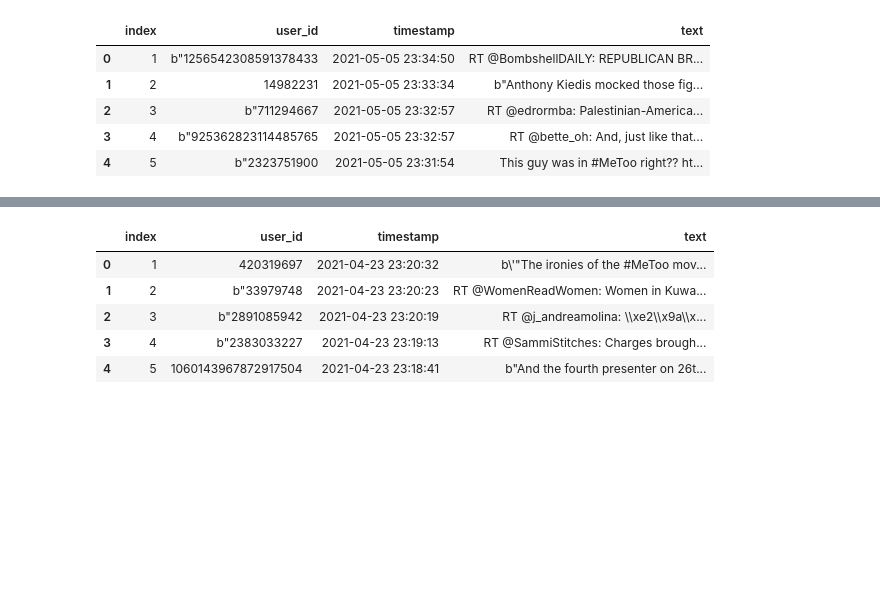
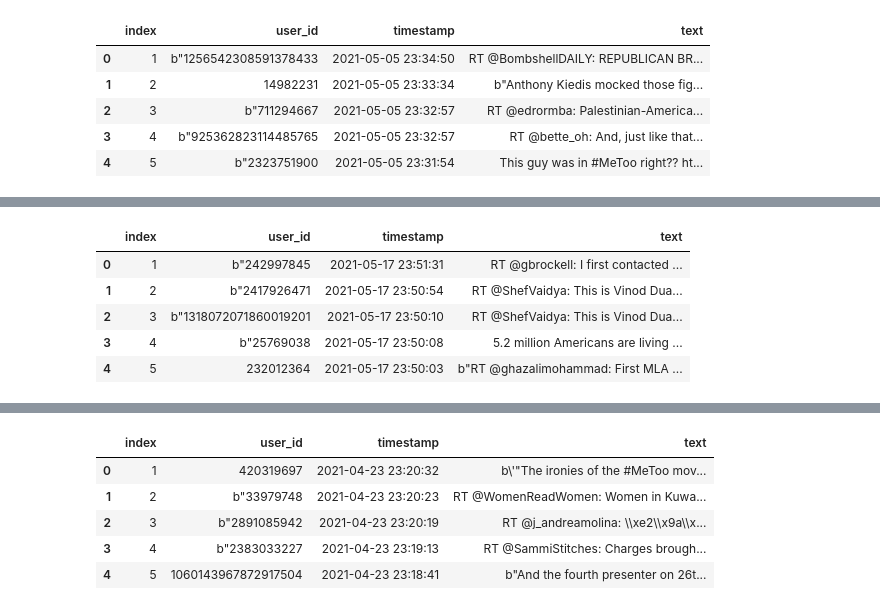
Before and after one commit to aulia-nrp/NLP-using-TensorFlow, a Jupyter notebook: Data_Cleaning_B21_CAP0194.ipynb, the cells around one changed output, grey strips where cells are left out. Cells and saved outputs as stored; diff of their text form; code cells hidden in the pictures; blank space fills up the shorter version.

```diff
--- a/Data_Cleaning_B21_CAP0194.ipynb
+++ b/Data_Cleaning_B21_CAP0194.ipynb
@@ -55,0 +70,14 @@ df_three.head()
+# %%
+#Import Fifth Dataset
+url_five = 'https://drive.google.com/file/d/1HpNQ-YktcMS1lckdHJKyAGIoChWjaxhX/view?usp=sharing'
+file_id_five = url_five.split('/')[-2]
+csv_url_five = 'https://drive.google.com/uc?id=' + file_id_five
+df_five = pd.read_csv(csv_url_five)
+df_five.head()
+# %% [output]
+|  | index | user_id | timestamp | text |
+| 0 | 1 | b"242997845 | 2021-05-17 23:51:31 | RT @gbrockell: I first contacted ... |
+| 1 | 2 | b"2417926471 | 2021-05-17 23:50:54 | RT @ShefVaidya: This is Vinod Dua... |
+| 2 | 3 | b"1318072071860019201 | 2021-05-17 23:50:10 | RT @ShefVaidya: This is Vinod Dua... |
+| 3 | 4 | b"25769038 | 2021-05-17 23:50:08 | 5.2 million Americans are living ... |
+| 4 | 5 | 232012364 | 2021-05-17 23:50:03 | b"RT @ghazalimohammad: First MLA ... |
```
Also changed, not shown: parts of 8 cells of this notebook.
